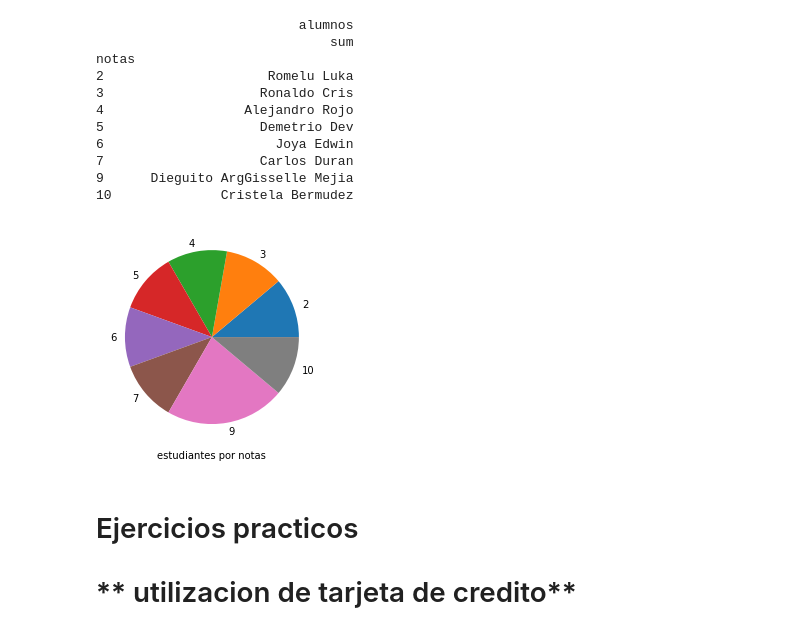
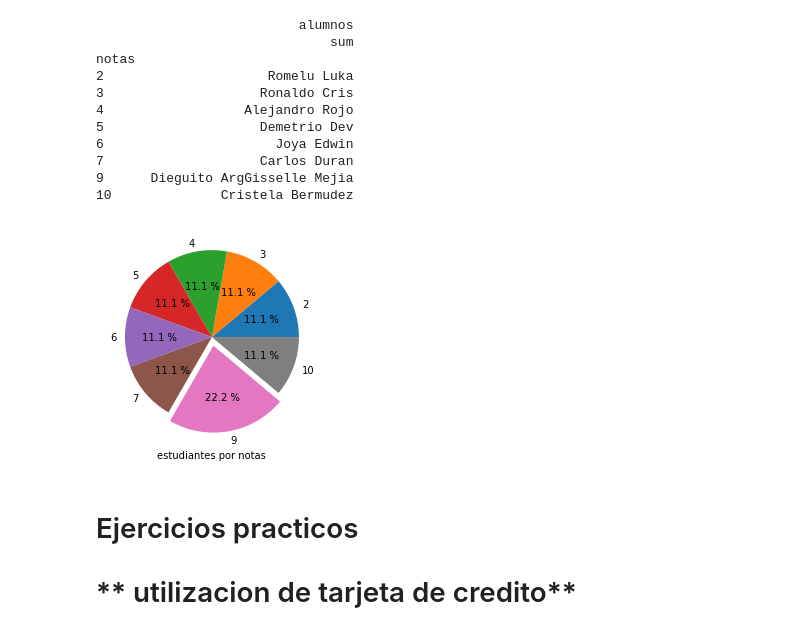
Before and after one commit to Edwin-Joya/Programacion-III, a Jupyter notebook: Clase_presencial.ipynb, the cells around one changed output. Cells and saved outputs as stored; diff of their text form; code cells hidden in the pictures.

```diff
--- a/Clase_presencial.ipynb
+++ b/Clase_presencial.ipynb
@@ -830,11 +830,9 @@ notas
 # %%
 #tabla = pd.crosstab(index=notas["notas"], columns="frecuencia")
 tabla = pd.crosstab(index=notas["notas"], columns="frecuencia")
-plt.pie(tabla, labels=tabla.index)
+desfase = (0,0,0,0,0,0,0.1,0)
+plt.pie(tabla, labels=tabla.index, autopct="%0.1f %%", explode=desfase)
 plt.xlabel("estudiantes por notas")
 plt.show()
-
-#guardar tabla en equipo
-#tabla.to_csv("/content/tabla", sep ";", encoding="utf-8")
 # %% [output]
-[figure, old version]
+[figure, new version]
```
Also changed, not shown: parts of 4 cells of this notebook.
